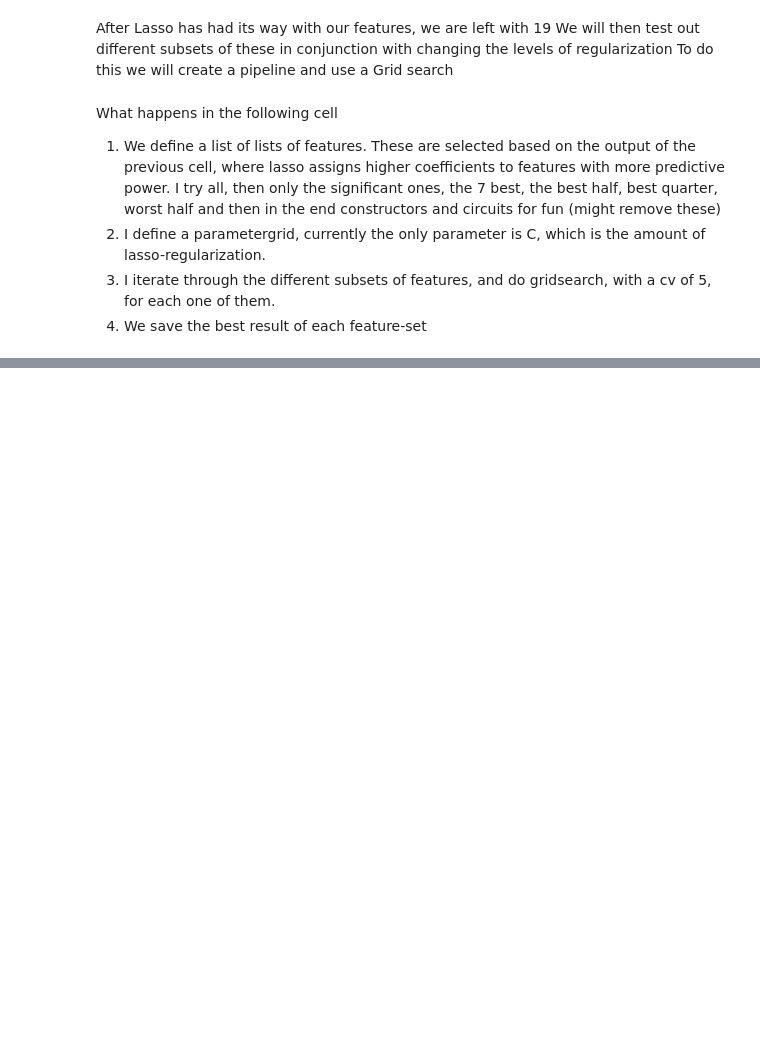
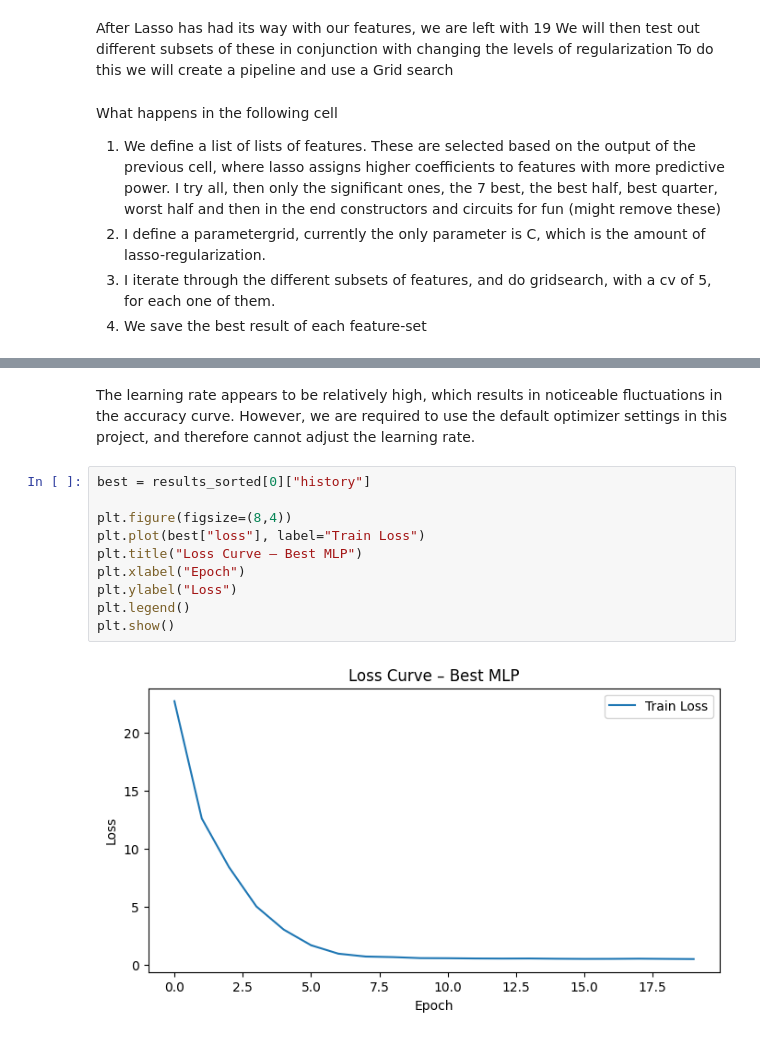
Before and after one commit to NilsHLund/f1-dnf-analysis, a Jupyter notebook: 41/code.ipynb, the cells around one changed output, grey strips where cells are left out. Drawn from its saved outputs; the diff is of its cells as text; blank space fills up the shorter version.

```diff
--- a/41/code.ipynb
+++ b/41/code.ipynb
@@ -377,0 +643,14 @@ print(sum(y_train)/len(y_train))
+# %% [markdown]
+The learning rate appears to be relatively high, which results in noticeable fluctuations in the accuracy curve. However, we are required to use the default optimizer settings in this project, and therefore cannot adjust the learning rate.
+# %%
+best = results_sorted[0]["history"]
+
+plt.figure(figsize=(8,4))
+plt.plot(best["loss"], label="Train Loss")
+plt.title("Loss Curve – Best MLP")
+plt.xlabel("Epoch")
+plt.ylabel("Loss")
+plt.legend()
+plt.show()
+# %% [output]
+[figure, added]
```
Also changed, not shown: parts of 29 cells of this notebook.
